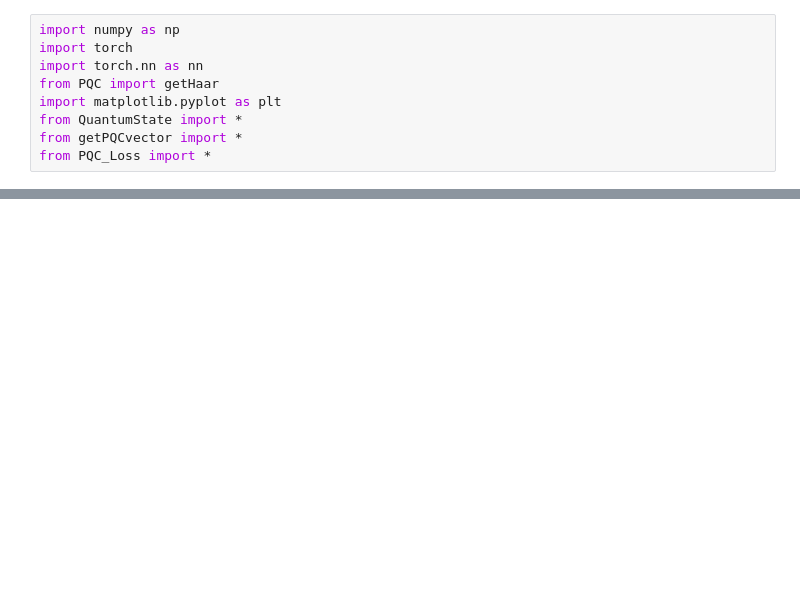
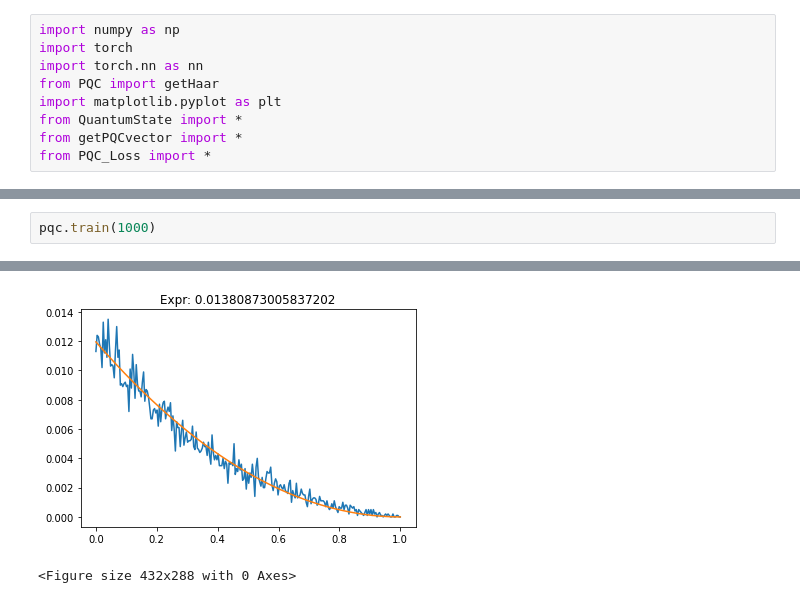
Before and after one commit to String137/PQC, a Jupyter notebook: PQCNN.ipynb, the cells around one changed output, grey strips where cells are left out. Cells and saved outputs as stored; diff of their text form; blank space fills up the shorter version.

```diff
--- a/PQCNN.ipynb
+++ b/PQCNN.ipynb
@@ -63,0 +134,3 @@ input = torch.rand(6,num)
+# %%
+pqc.train(1000)
+# %% [output]
@@ -63,0 +147,2 @@ input = torch.rand(6,num)
+[figure, added]
+<Figure size 432x288 with 0 Axes>
```
Also changed, not shown: parts of 10 cells of this notebook, 1 other file.
